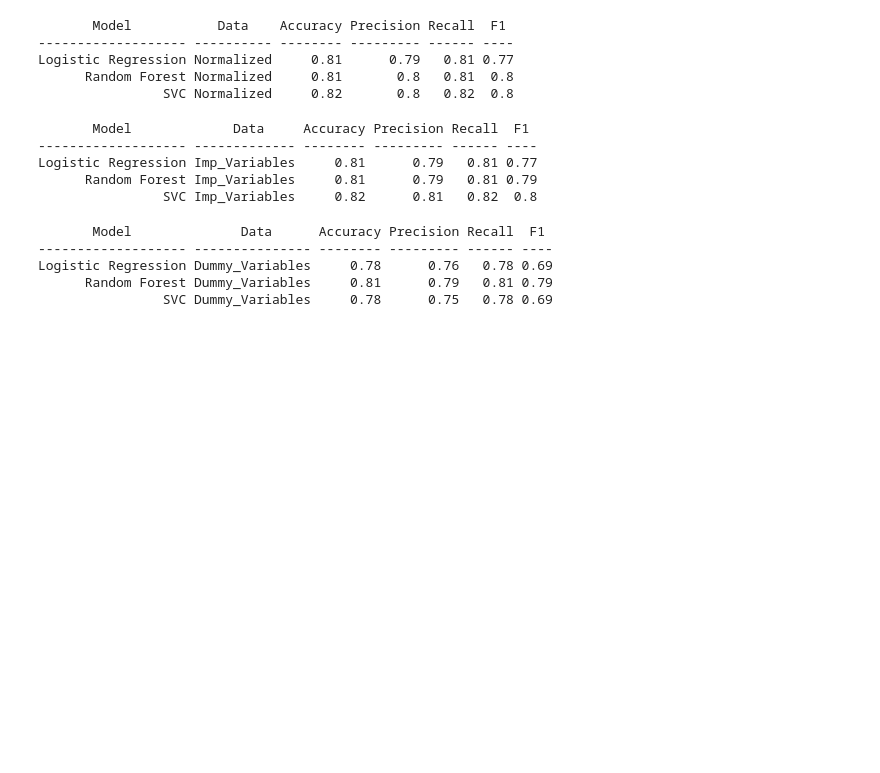
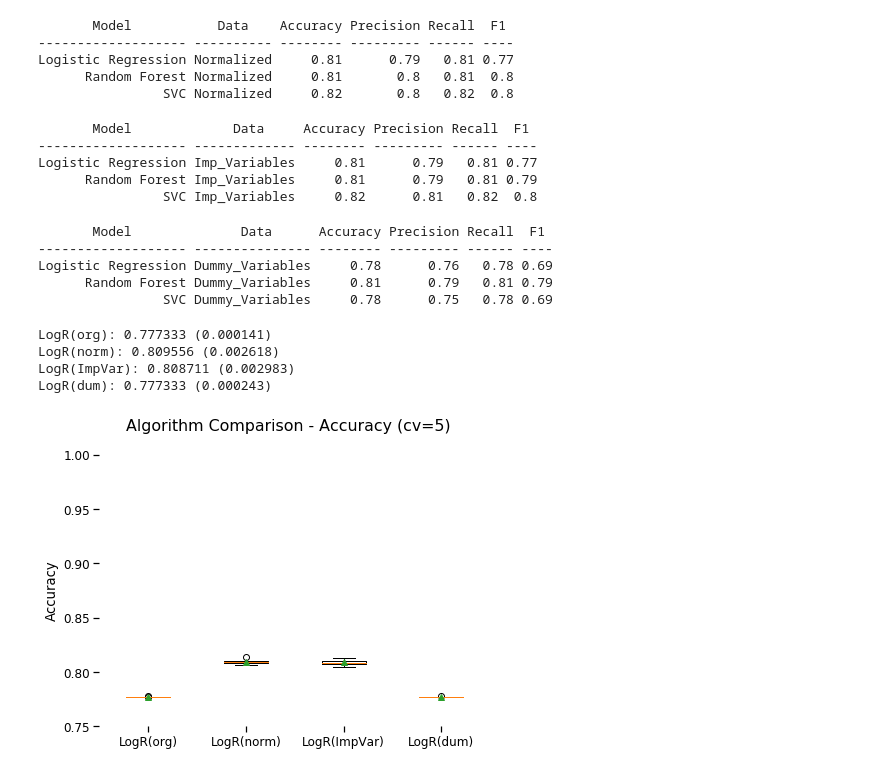
Before and after one commit to guptaaxita/CreditOne_Defaults_Prediction, a Jupyter notebook: CreditCard_Defaults_Analysis.ipynb, the cells around one changed output. Cells and saved outputs as stored; diff of their text form; code cells hidden in the pictures; blank space fills up the shorter version.

```diff
--- a/CreditCard_Defaults_Analysis.ipynb
+++ b/CreditCard_Defaults_Analysis.ipynb
@@ -1654,3 +1654,69 @@ print(t_Dummy_Variables)
 Logistic Regression Dummy_Variables     0.78      0.76   0.78 0.69
       Random Forest Dummy_Variables     0.81      0.79   0.81 0.79
                 SVC Dummy_Variables     0.78      0.75   0.78 0.69
+# %%
+# Append different models
+models = []
+
+# Logistic Regression
+models.append(('LogR(org)' , LogisticRegression(n_jobs=-1 , C=1.0 ,  penalty='l2',  dual=False ,
+                               max_iter=110 , random_state=123) , 'Org'))
+
+models.append(('LogR(norm)', LogisticRegression(n_jobs=-1 , C=1.0 , penalty='l2',  dual=False ,
+                                                   max_iter=110 , random_state=123), 'Norm'))
+
+models.append(('LogR(ImpVar)', LogisticRegression(n_jobs=-1 , C=1.0 , penalty='l2',  dual=False ,
+                                                   max_iter=110 , random_state=123), 'ImpVar'))
+
+models.append(('LogR(dum)', LogisticRegression(n_jobs=-1 , C=1.0 , penalty='l2',  dual=False ,
+                                                   max_iter=110 , random_state=123), 'Dum'))
+
+# Evaluate each model
+results = []
+names = []
+scoring = 'accuracy'
+
+for name, model, Std in models:
+    if Std == 'Norm':
+        cv_results = cross_val_score(model, x_tra , np.ravel(y_tra), cv=5, scoring=scoring)
+        results.append(cv_results)
+        names.append(name)
+        msg = "%s: %f (%f)" % (name, cv_results.mean(), cv_results.std())
+        print(msg)
+    elif Std == 'Org':
+        cv_results = cross_val_score(model, x_train , np.ravel(y_train) , cv=5, scoring=scoring)
+        results.append(cv_results)
+        names.append(name)
+        msg = "%s: %f (%f)" % (name, cv_results.mean(), cv_results.std())
+        print(msg)
+    elif Std == 'ImpVar':
+        cv_results = cross_val_score(model, x_tra_imp , np.ravel(y_tra_imp) , cv=5, scoring=scoring)
+        results.append(cv_results)
+        names.append(name)
+        msg = "%s: %f (%f)" % (name, cv_results.mean(), cv_results.std())
+        print(msg)
+    else:
+        cv_results = cross_val_score(model, x_tra_dum, np.ravel(y_tra_dum), cv=5, scoring=scoring)
+        results.append(cv_results)
+        names.append(name)
+        msg = "%s: %f (%f)" % (name, cv_results.mean(), cv_results.std())
+        print(msg)
+# %% [output]
+LogR(org): 0.777333 (0.000141)
+LogR(norm): 0.809556 (0.002618)
+LogR(ImpVar): 0.808711 (0.002983)
+LogR(dum): 0.777333 (0.000243)
+# %%
+from matplotlib import pyplot
+fig = pyplot.figure(figsize=(7,5))
+sns.set_context('notebook', font_scale=1.1)
+fig.suptitle('Algorithm Comparison - Accuracy (cv=5)')
+ax = fig.add_subplot(111)
+pyplot.boxplot(results, showmeans=True)
+ax.set_xticklabels(names)
+ax.set_ylabel('Accuracy')
+ax.set_ylim([0.75,1])
+plt.box(False)
+plt.savefig('ImageName', format='png', dpi=200, transparent=True);
+# %% [output]
+[figure, added]
```
Also changed, not shown: parts of 11 cells of this notebook.
